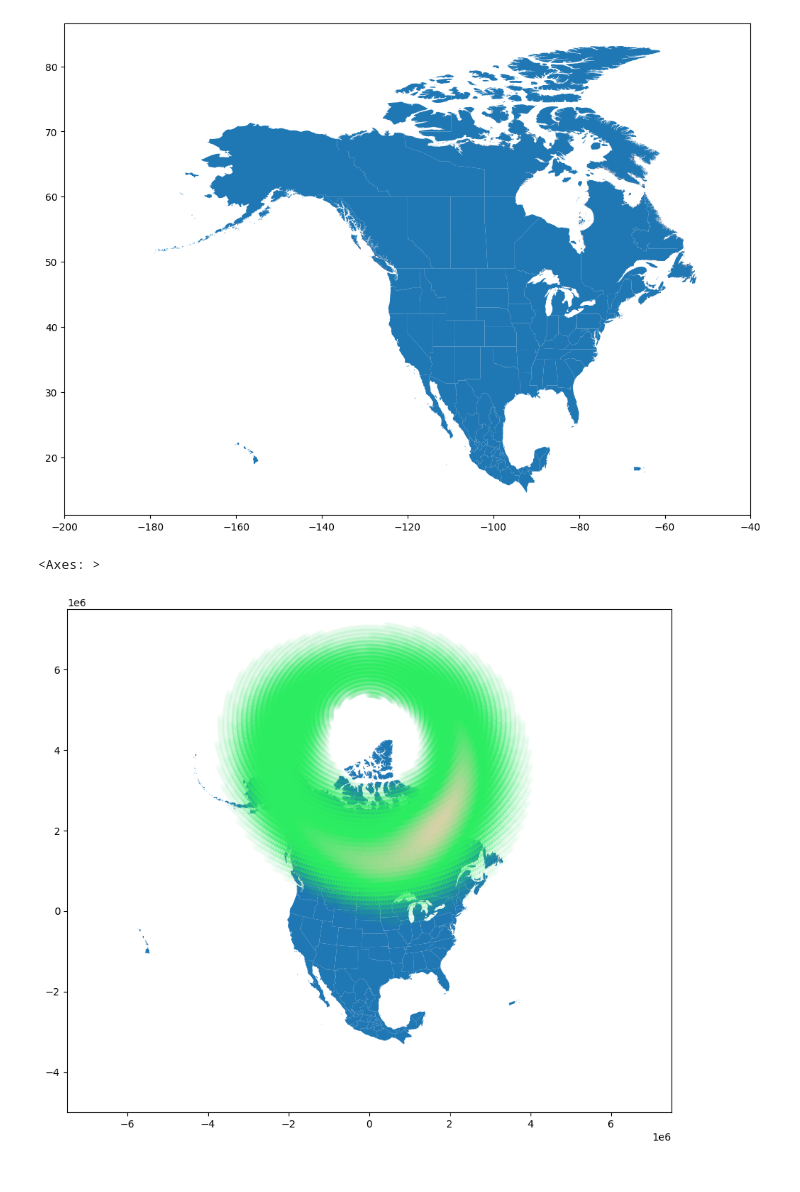
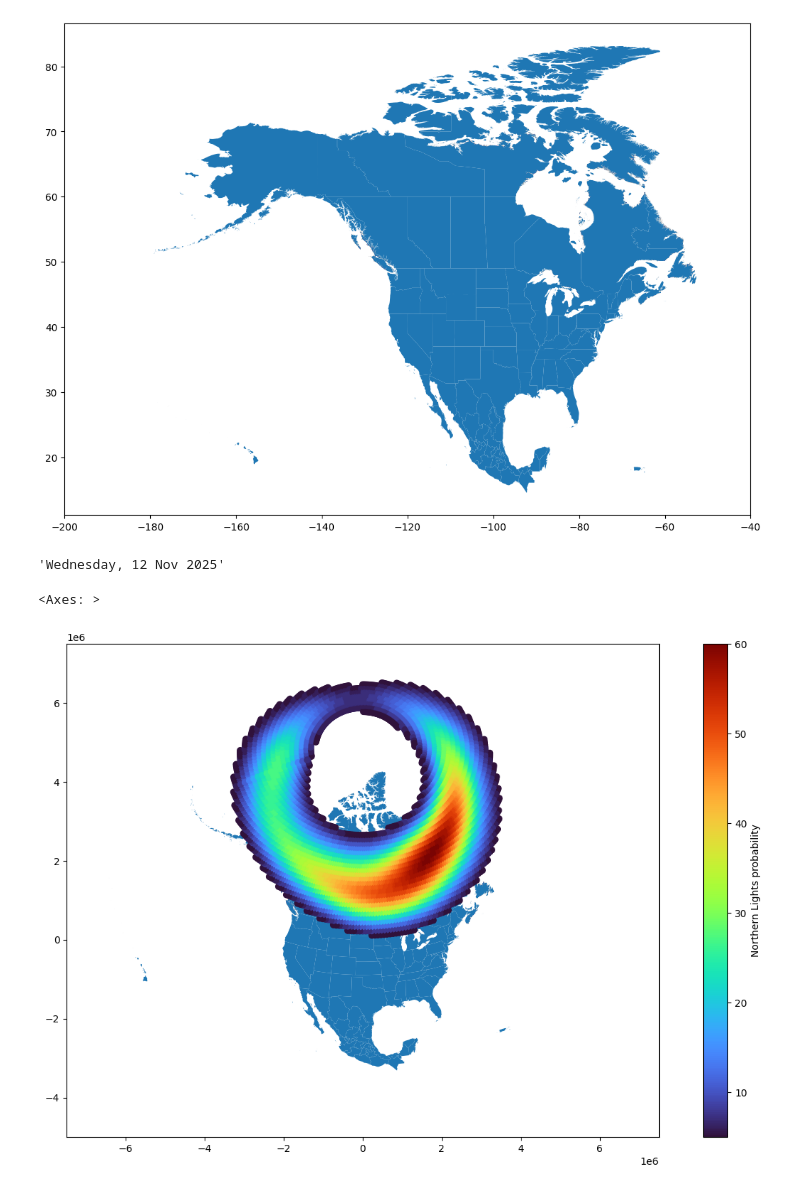
Before and after one commit to srujan964/ruc-gis, a Jupyter notebook: gis-ps4.ipynb, the cells around one changed output. Saved outputs shown, nothing was run; the diff lists cells and outputs as text; code cells hidden in the pictures.

```diff
--- a/gis-ps4.ipynb
+++ b/gis-ps4.ipynb
@@ -336,15 +306,30 @@ def aurora_cmap():
 # Convert the aurora map to Lambert-Azimuthal Equal Area projection to match the original projection of the base map
 # This preserves the curvature of Northern polar region that compliments the shape of Aurora formation
 aurora_points_lambert = aurora_points.to_crs(crs_lambert_azimuthal)
+# %%
+import datetime
+
+peak_date = '2025-11-12'
+current_date = datetime.date.today()
+
+display_date = datetime.datetime.strptime(peak_date, '%Y-%m-%d').strftime('%A, %d %b %Y') if USE_PEAK_DATA else current_date.strftime('%a %d %b %Y')
+display_date
+# %% [output]
+'Wednesday, 12 Nov 2025'
 # %%
 fig, ax = plt.subplots(1, figsize=(16,9))
 
 # Limit the axes, which are no longer in lat-long coordinates but in metres.
 ax.set_xlim([-0.75e7, 0.75e7])
 ax.set_ylim([-0.50e7, 0.75e7])
 na_gdf.plot(ax=ax)
 
-aurora_points_lambert.plot(ax=ax, cmap=aurora_cmap(), column='aurora')
+turbo_cmap = mpl.cm.turbo
+turbo_cmap.set_under(color='k', alpha=.0)
+
+aurora_points_lambert.plot(ax=ax, cmap=turbo_cmap, column='aurora',
+                           vmin=5, legend=True,
+                           legend_kwds={'ax':ax, 'label':'Northern Lights probability (%)'})
 # %% [output]
 <Axes: >
-[figure, old version]
+[figure, new version]
```
Also changed, not shown: parts of 11 cells of this notebook.
